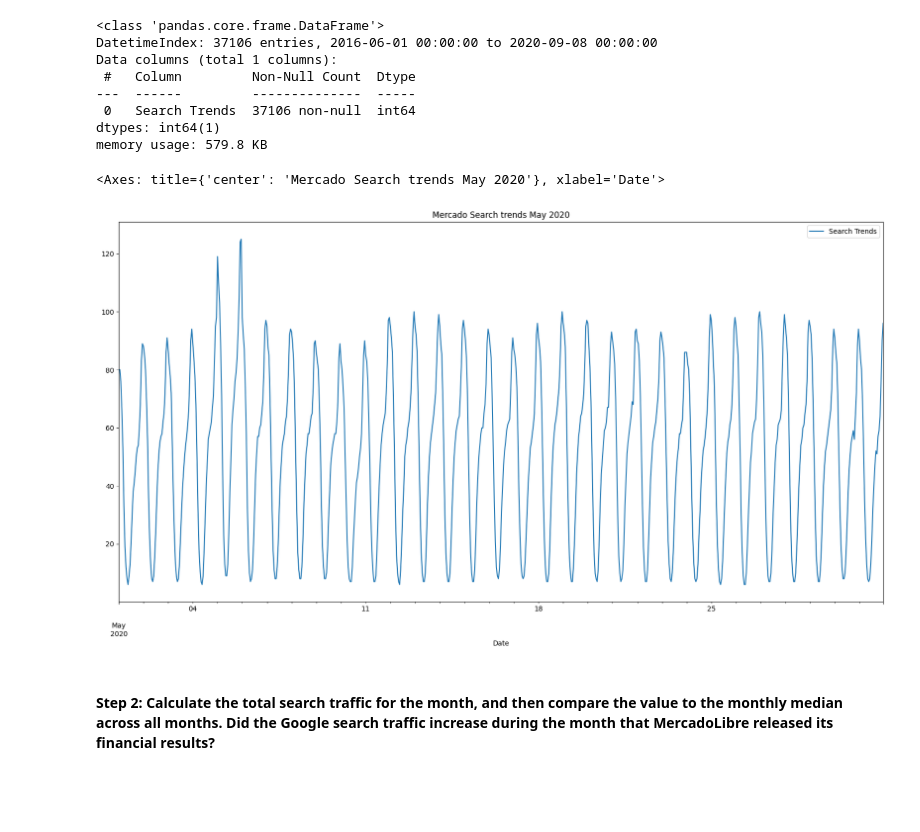
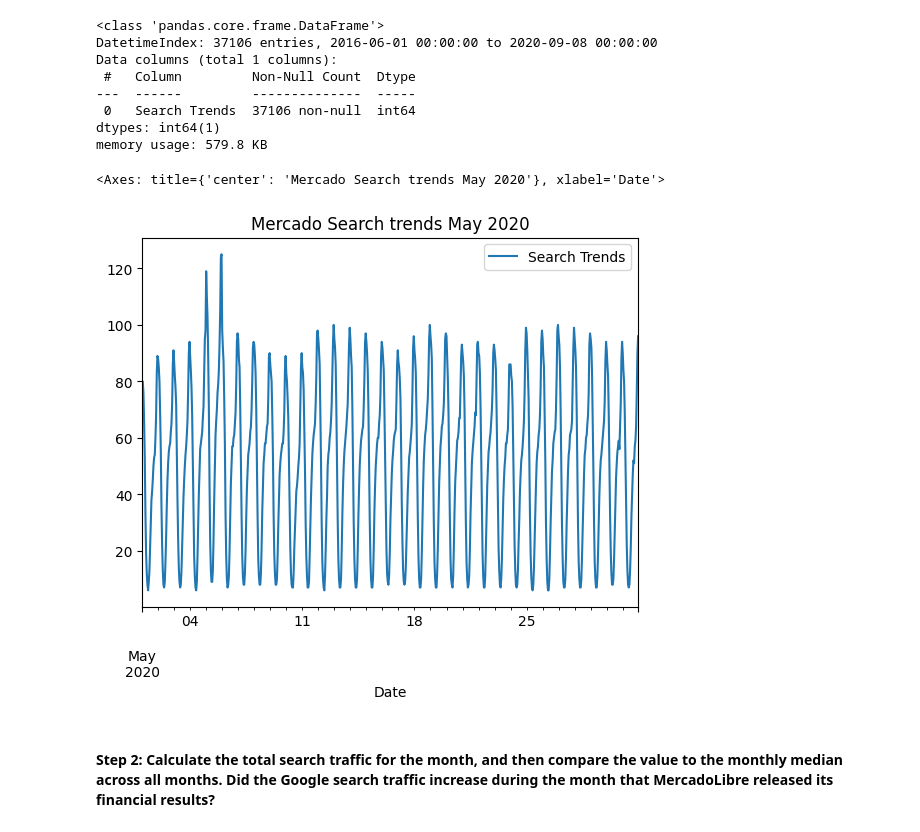
Before and after one commit to kramer2024/prophet-challenge, a Jupyter notebook: forecasting_net_prophet.ipynb, the cells around one changed output. Saved outputs shown, nothing was run; the diff lists cells and outputs as text; code cells hidden in the pictures; blank space fills up the shorter version.

```diff
--- a/forecasting_net_prophet.ipynb
+++ b/forecasting_net_prophet.ipynb
@@ -103,11 +103,11 @@ memory usage: 579.8 KB
 # %%
 # Slice the DataFrame to just the month of May 2020
 df_mercado_may_2020 = df_mercado_trends.loc['2020-05-01': '2020-05-31']
 # Plot to visualize the data for May 2020
-df_mercado_may_2020.plot(figsize = [20, 10], title = 'Mercado Search trends May 2020')
+df_mercado_may_2020.plot(title = 'Mercado Search trends May 2020')
 # %% [output]
 <Axes: title={'center': 'Mercado Search trends May 2020'}, xlabel='Date'>
-[figure, old version]
+[figure, new version]
 # %% [markdown]
 #### Step 2: Calculate the total search traffic for the month, and then compare the value to the monthly median across all months. Did the Google search traffic increase during the month that MercadoLibre released its financial results?
 # %%
```
Also changed, not shown: parts of 22 cells of this notebook, 9 other files.
